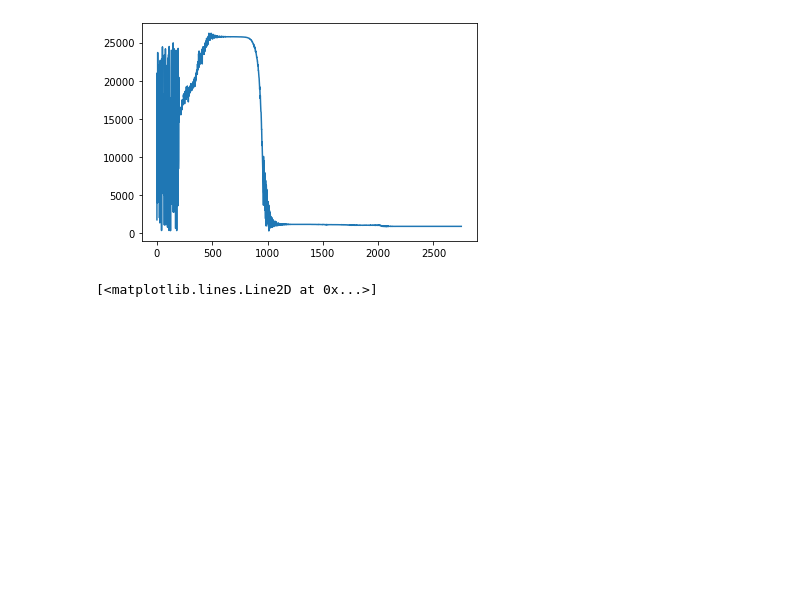
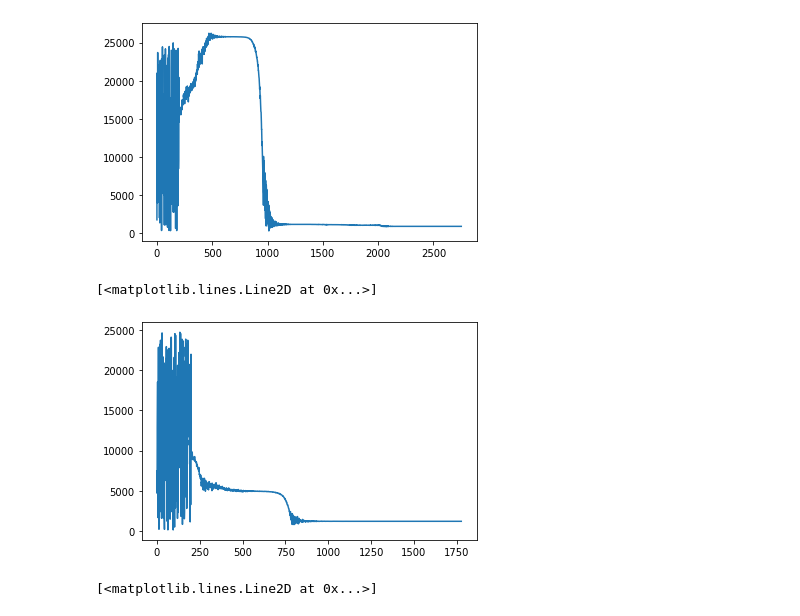
Before and after one commit to akotlar/multivariate-tada, a Jupyter notebook: MVLN-sim-mvn.ipynb, the cells around one changed output. Drawn from its saved outputs; the diff is of its cells as text; code cells hidden in the pictures; blank space fills up the shorter version.

```diff
--- a/MVLN-sim-mvn.ipynb
+++ b/MVLN-sim-mvn.ipynb
@@ -1041,6 +1097,11 @@ pyplot.plot(ta[:,2])
 # %% [output]
 [<matplotlib.lines.Line2D at 0x...>]
 [figure]
+# %%
+pyplot.plot(taLarge[:,2])
+# %% [output]
+[<matplotlib.lines.Line2D at 0x...>]
+[figure, added]
 # %%
 pyplot.plot(ta[:,3])
 # %% [output]
```
Also changed, not shown: parts of 43 cells of this notebook, 2 other files.
